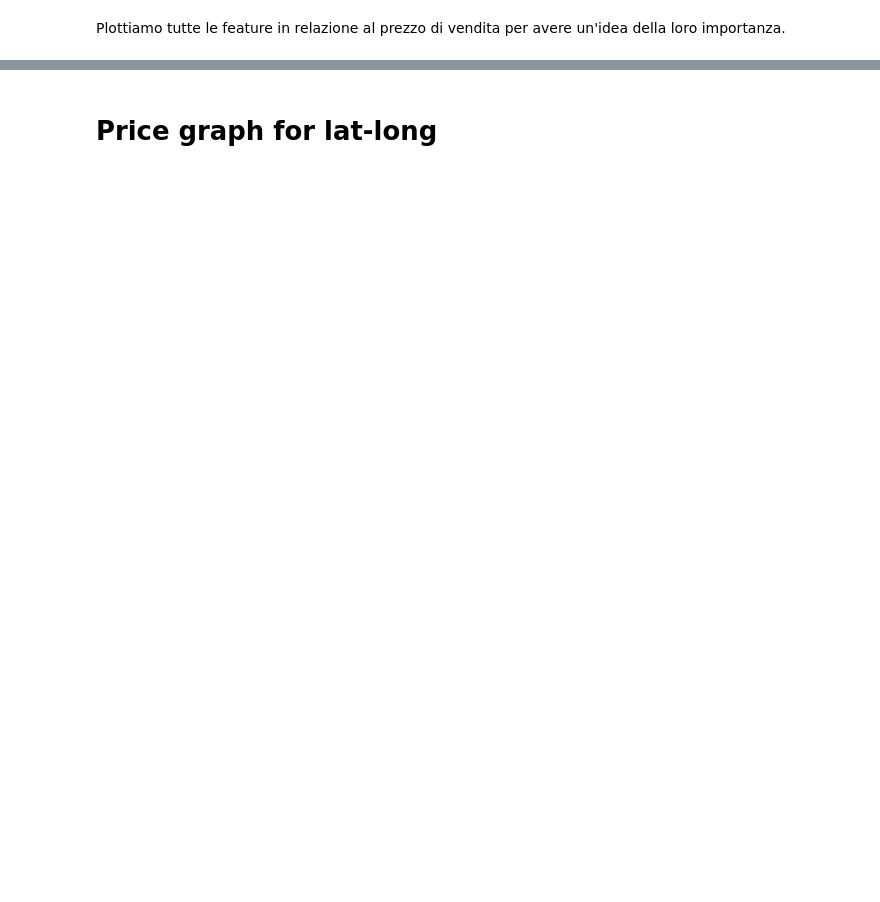
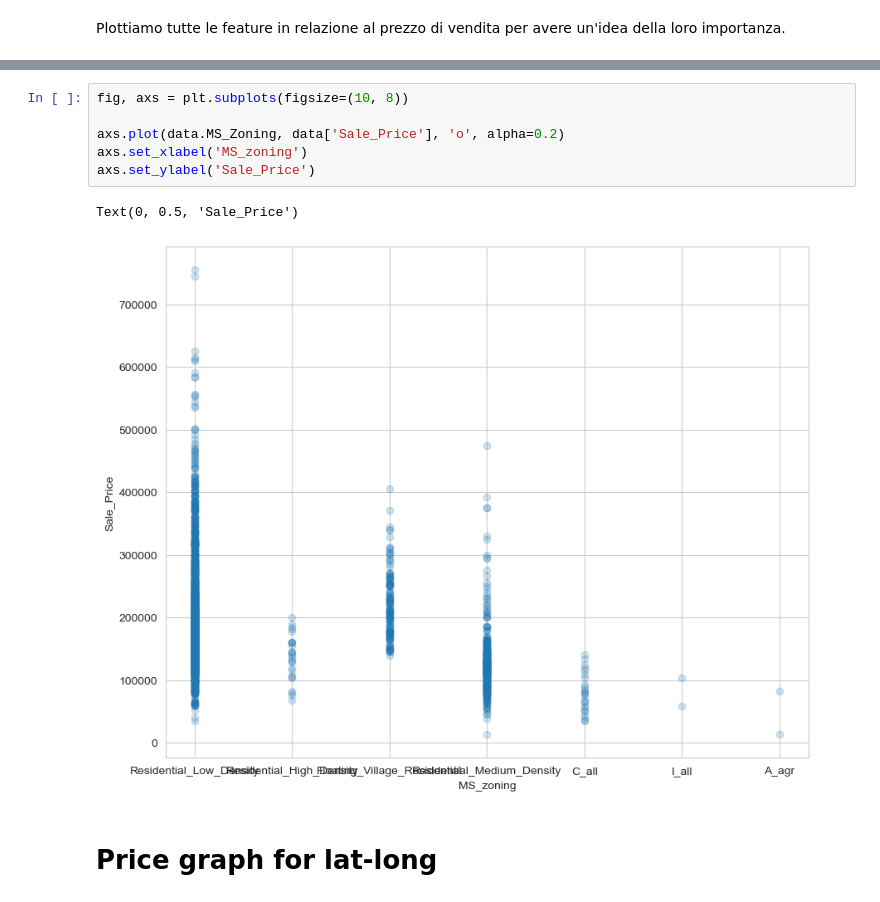
Before and after one commit to davide-tonetto-884585/House-Sale-Price-Prediction, a Jupyter notebook: script.ipynb, the cells around one changed output, grey strips where cells are left out. Cells and saved outputs as stored; diff of their text form; blank space fills up the shorter version.

```diff
--- a/script.ipynb
+++ b/script.ipynb
@@ -240,3 +242,12 @@ plt.show()
+# %%
+fig, axs = plt.subplots(figsize=(10, 8))
+
+axs.plot(data.MS_Zoning, data['Sale_Price'], 'o', alpha=0.2)
+axs.set_xlabel('MS_zoning')
+axs.set_ylabel('Sale_Price')
+# %% [output]
+Text(0, 0.5, 'Sale_Price')
+[figure, added]
 # %% [markdown]
 # Price graph for lat-long
 # %%
```
Also changed, not shown: parts of 7 cells of this notebook, 1 other file.
